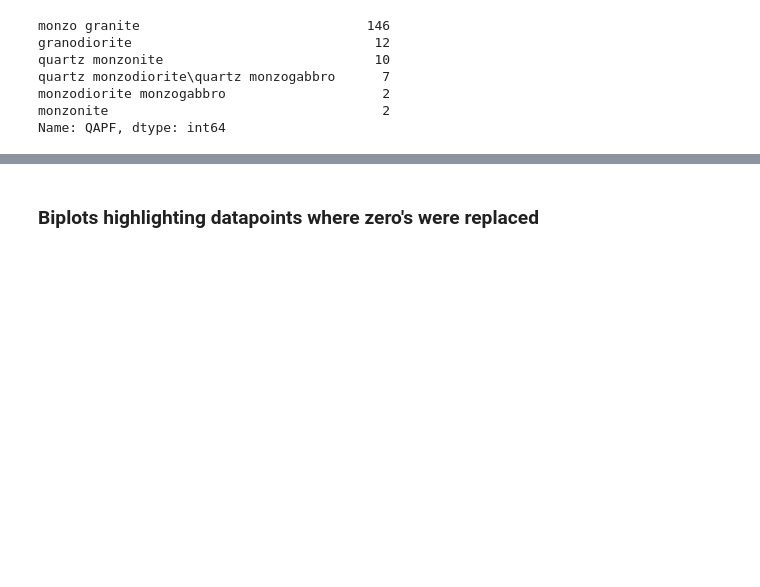
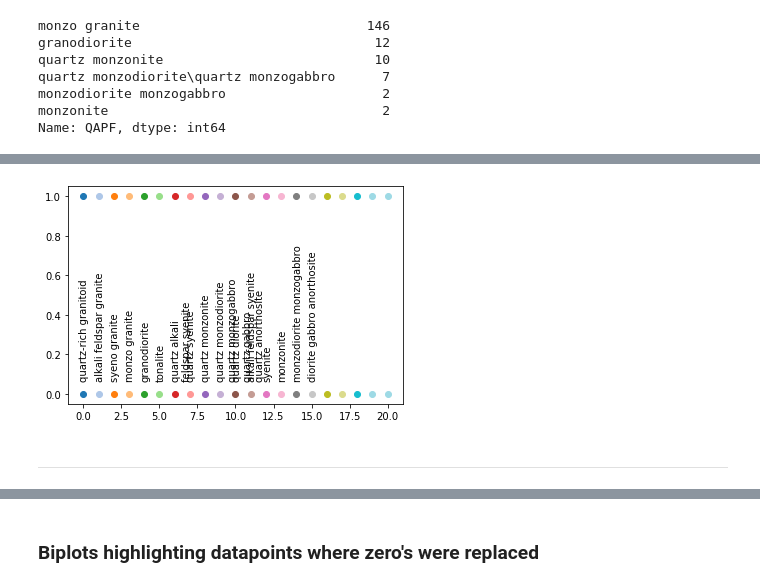
Before and after one commit to Complexio/Vistelius_1995_OCR, a Jupyter notebook: _ANALYSIS/1_area1_Preprocessing.ipynb, the cells around one changed output, grey strips where cells are left out. Cells and saved outputs as stored; diff of their text form; code cells hidden in the pictures; blank space fills up the shorter version.

```diff
--- a/_ANALYSIS/1_area1_Preprocessing.ipynb
+++ b/_ANALYSIS/1_area1_Preprocessing.ipynb
@@ -1073,0 +1191,14 @@ hue_orders2 = {
+# %%
+# This was jst a quick visual check for me
+for key, value in plots.QAPF_upper_regions_numbers_vs_cmap.items():
+    plt.plot(key, 0, color=cm.tab20(value), marker='o')
+    try:
+        plt.text(key-0.25, 0.075, plots.QAPF_upper_regions_numbers_inverse[key+2], rotation=90)
+    except KeyError as error:
+        pass
+    plt.plot(key, 1, color=cm.tab20(key), marker='o')
+plt.show();
+# %% [output]
+[figure, added]
+# %% [markdown]
+___
```
Also changed, not shown: parts of 46 cells of this notebook, 16 other files.
